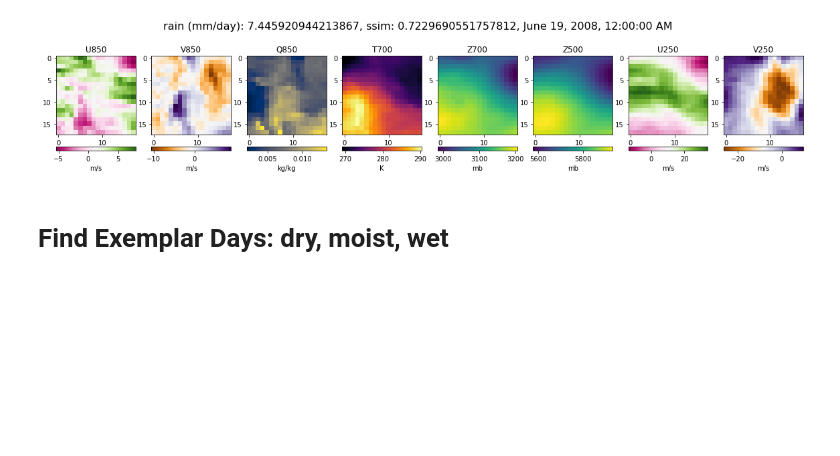
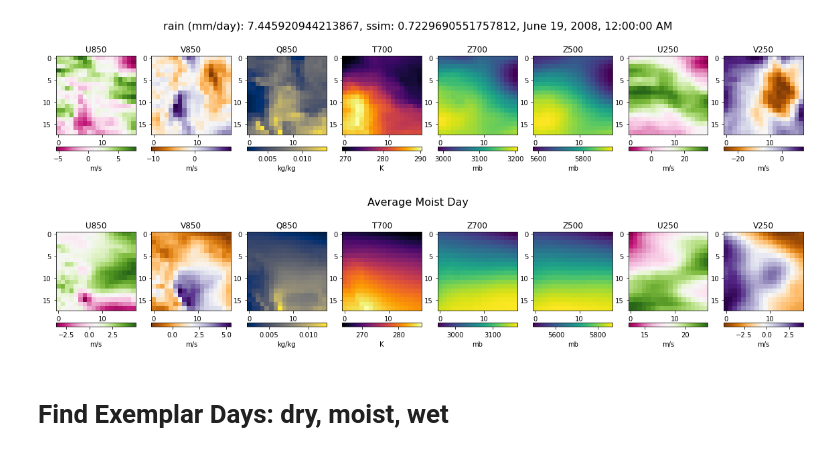
Before and after one commit to NCAR/ml-sm-dk-hf, a Jupyter notebook: notebooks/ssim_uatm_3classes.ipynb, the cells around one changed output. Saved outputs shown, nothing was run; the diff lists cells and outputs as text; code cells hidden in the pictures; blank space fills up the shorter version.

```diff
--- a/notebooks/ssim_uatm_3classes.ipynb
+++ b/notebooks/ssim_uatm_3classes.ipynb
@@ -355,6 +344,11 @@ for jj in [-1, -2, -3]:
 [figure]
 [figure]
 [figure]
+# %%
+# Average moist day
+plot_8v_autoscale(moistinput, 'Average Moist Day')
+# %% [output]
+[figure, added]
 # %% [markdown]
 # Find Exemplar Days: dry, moist, wet
 # %%
```
Also changed, not shown: parts of 18 cells of this notebook.
